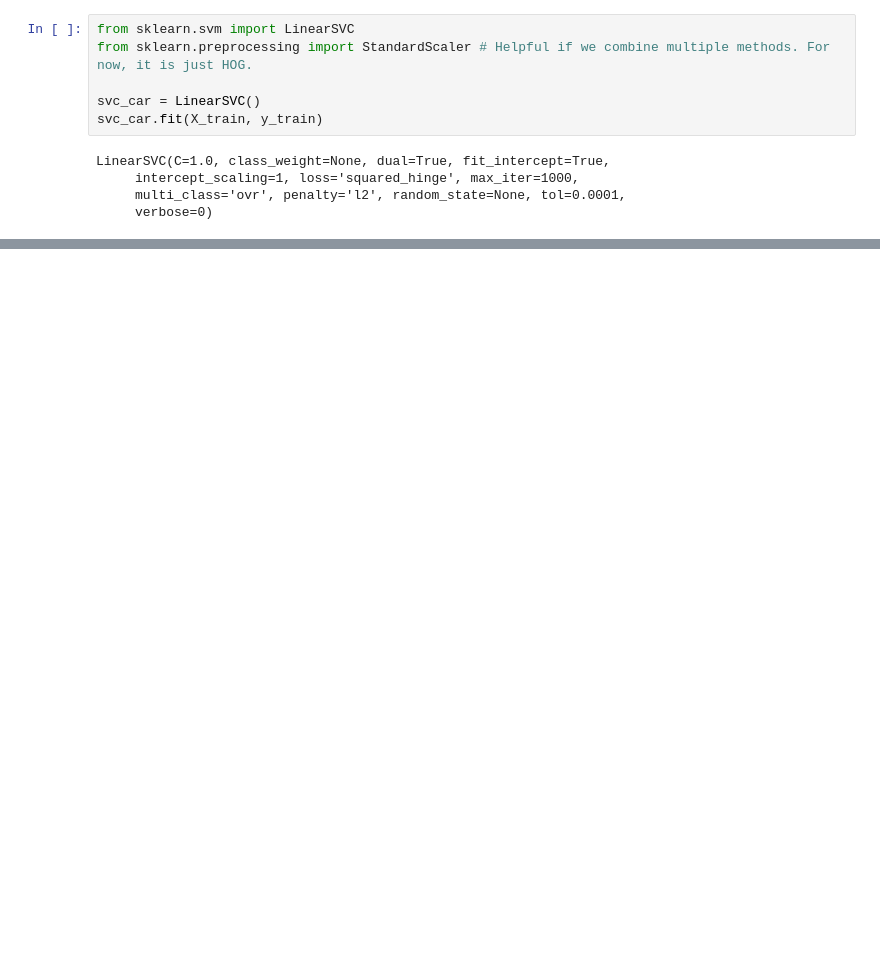
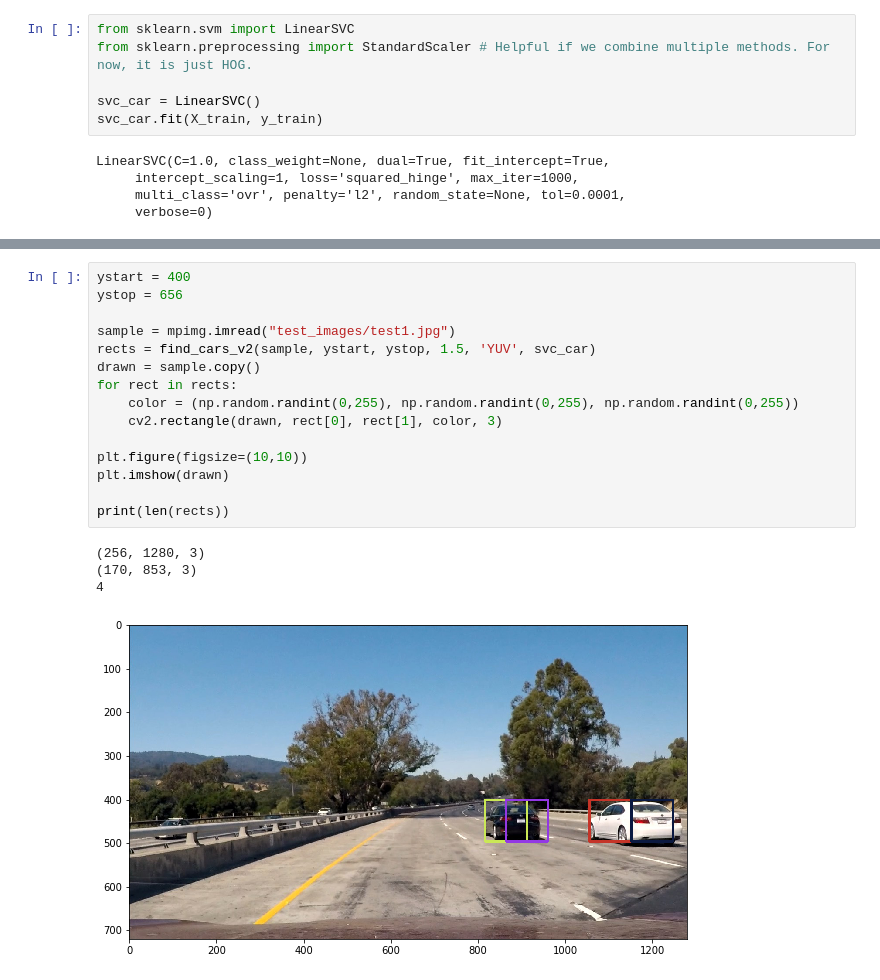
Before and after one commit to lmtoan/sdc-car-detection, a Jupyter notebook: Draft-4-4.ipynb, the cells around one changed output, grey strips where cells are left out. Saved outputs shown, nothing was run; the diff lists cells and outputs as text; blank space fills up the shorter version.

```diff
--- a/Draft-4-4.ipynb
+++ b/Draft-4-4.ipynb
@@ -210,0 +483,20 @@ f.shape
+# %%
+ystart = 400
+ystop = 656
+
+sample = mpimg.imread("test_images/test1.jpg")
+rects = find_cars_v2(sample, ystart, ystop, 1.5, 'YUV', svc_car)
+drawn = sample.copy()
+for rect in rects:
+    color = (np.random.randint(0,255), np.random.randint(0,255), np.random.randint(0,255))
+    cv2.rectangle(drawn, rect[0], rect[1], color, 3)
+
+plt.figure(figsize=(10,10))
+plt.imshow(drawn)
+
+print(len(rects))
+# %% [output]
+(256, 1280, 3)
+(170, 853, 3)
+4
+[figure, added]
```
Also changed, not shown: parts of 19 cells of this notebook.
